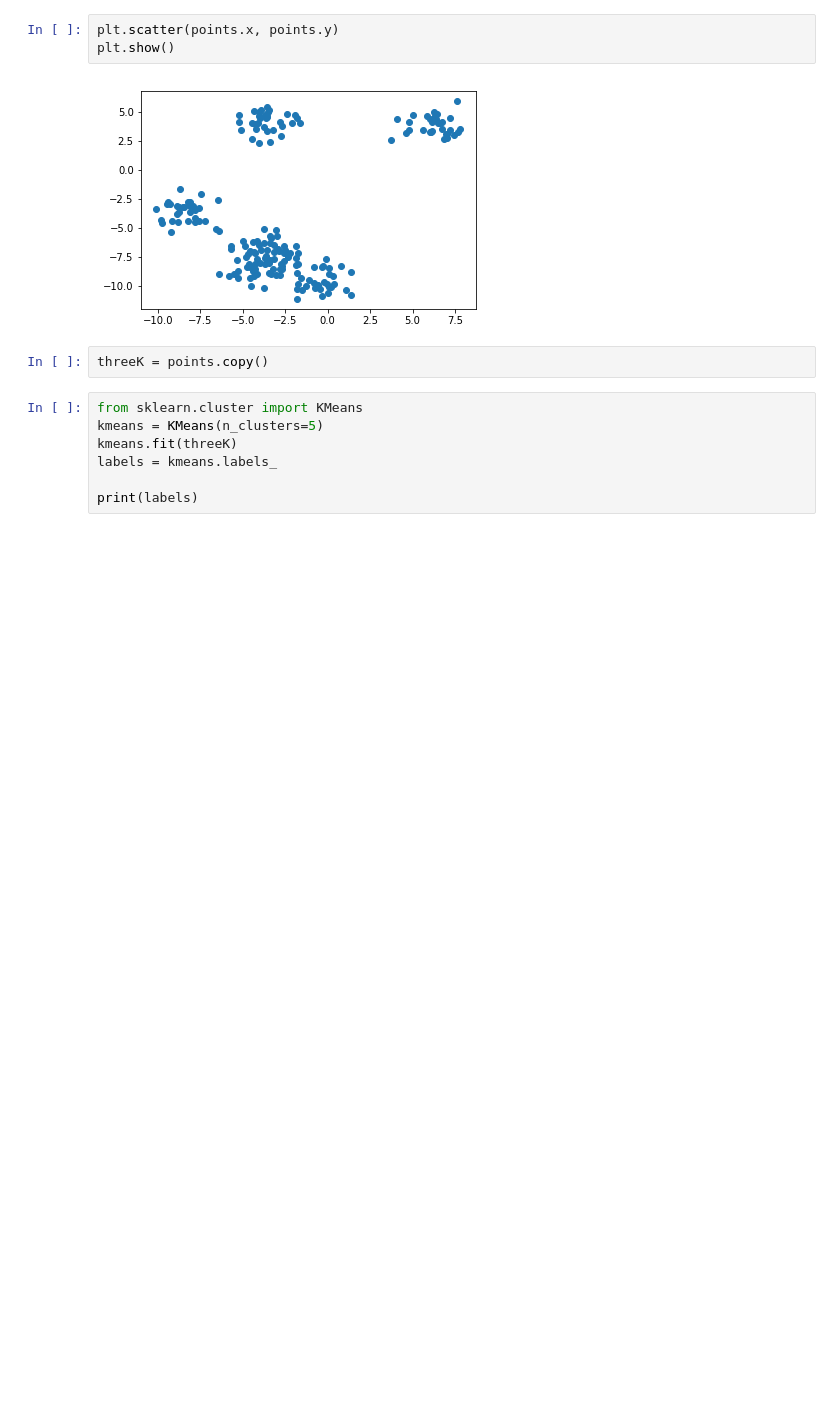
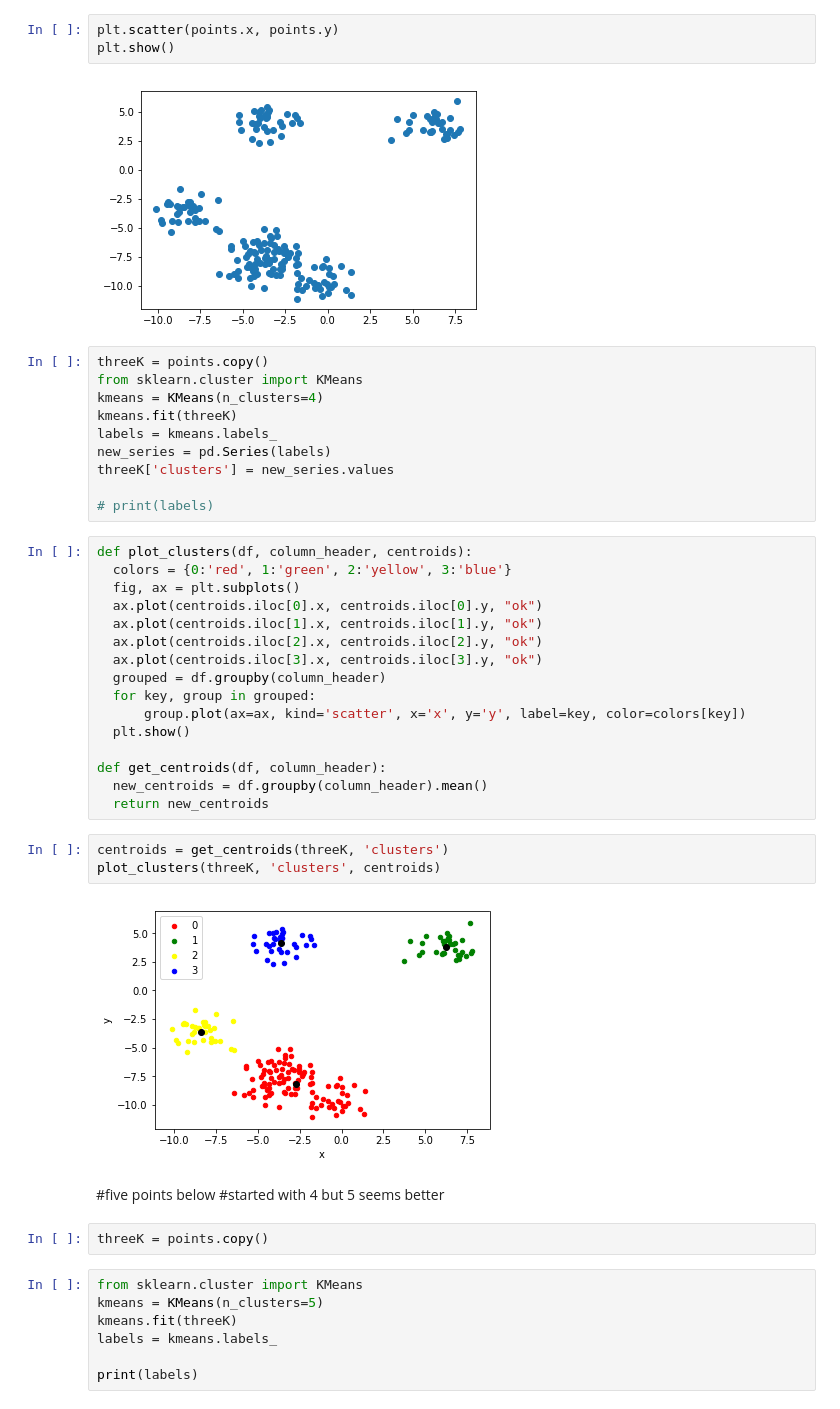
Before and after one commit to jtkernan7/AB-Demo, a Jupyter notebook: 5_Cluster_with_and_w_out_PCA_JT_Kernan_Linear_Algebra_Sprint_Challenge.ipynb, the cells around one changed output. Saved outputs shown, nothing was run; the diff lists cells and outputs as text; blank space fills up the shorter version.

```diff
--- a/5_Cluster_with_and_w_out_PCA_JT_Kernan_Linear_Algebra_Sprint_Challenge.ipynb
+++ b/5_Cluster_with_and_w_out_PCA_JT_Kernan_Linear_Algebra_Sprint_Challenge.ipynb
@@ -288,6 +288,40 @@ plt.scatter(points.x, points.y)
 plt.show()
 # %% [output]
 [figure]
+# %%
+threeK = points.copy()
+from sklearn.cluster import KMeans
+kmeans = KMeans(n_clusters=4)
+kmeans.fit(threeK)
+labels = kmeans.labels_
+new_series = pd.Series(labels)
+threeK['clusters'] = new_series.values
+
+# print(labels)
+# %%
+def plot_clusters(df, column_header, centroids):
+  colors = {0:'red', 1:'green', 2:'yellow', 3:'blue'}
+  fig, ax = plt.subplots()
+  ax.plot(centroids.iloc[0].x, centroids.iloc[0].y, "ok")
+  ax.plot(centroids.iloc[1].x, centroids.iloc[1].y, "ok")
+  ax.plot(centroids.iloc[2].x, centroids.iloc[2].y, "ok")
+  ax.plot(centroids.iloc[3].x, centroids.iloc[3].y, "ok")
+  grouped = df.groupby(column_header)
+  for key, group in grouped:
+      group.plot(ax=ax, kind='scatter', x='x', y='y', label=key, color=colors[key])
+  plt.show()
+
+def get_centroids(df, column_header):
+  new_centroids = df.groupby(column_header).mean()
+  return new_centroids
+# %%
+centroids = get_centroids(threeK, 'clusters')
+plot_clusters(threeK, 'clusters', centroids)
+# %% [output]
+[figure, added]
+# %% [markdown]
+#five points below
+#started with 4 but 5 seems better
 # %%
 threeK = points.copy()
 # %%
```
